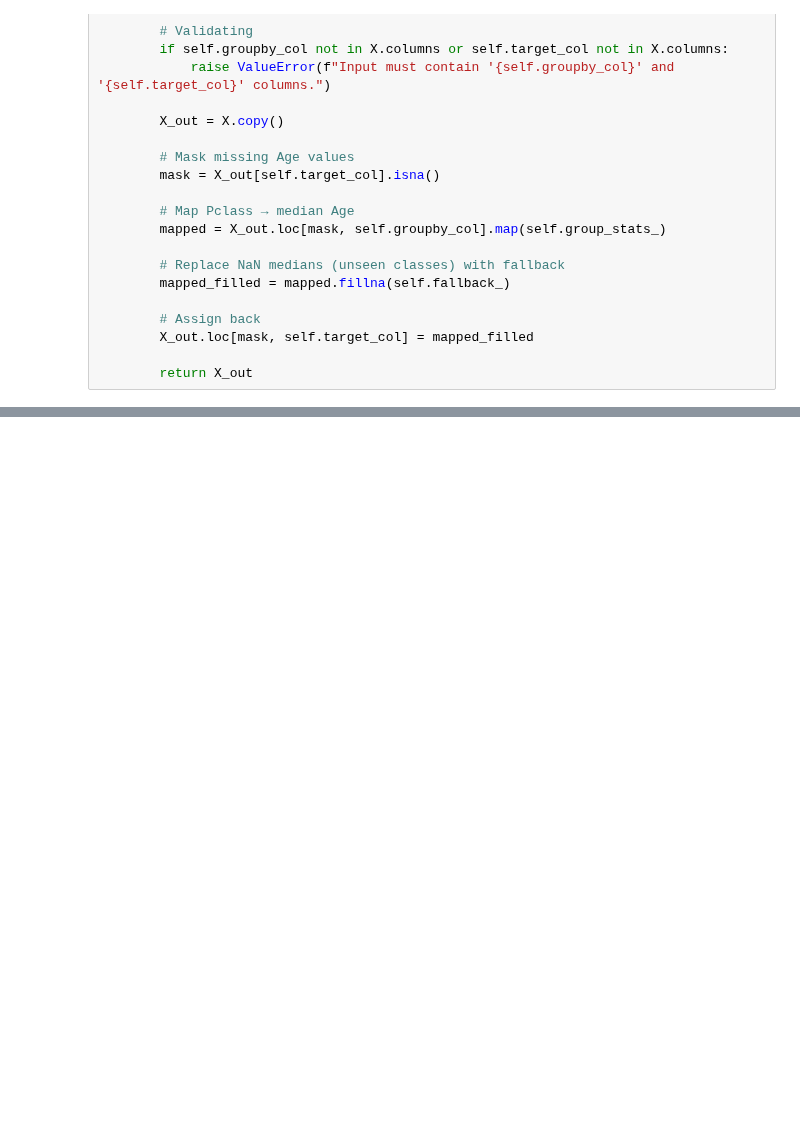
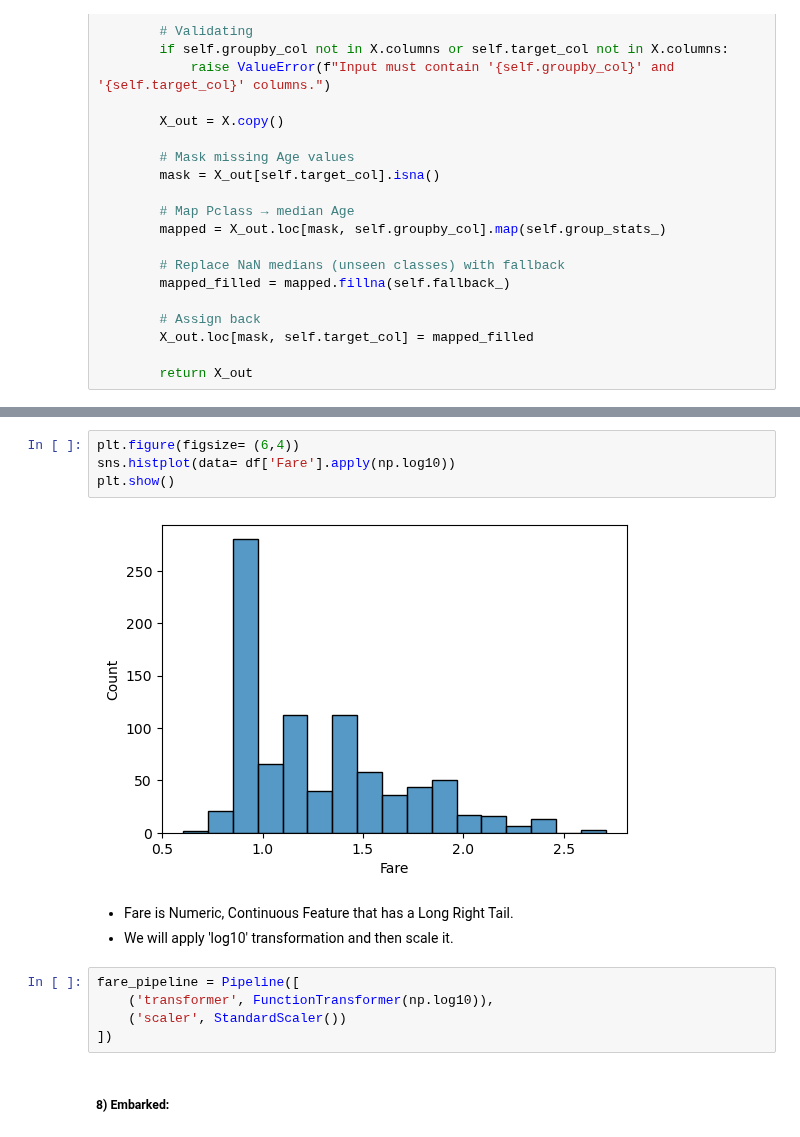
Before and after one commit to Shailya777/Learning-Logs, a Jupyter notebook: Machine_Learning/03_Logisitc_Regression/05_Practice_Project4(Titanic Data).ipynb, the cells around one changed output, grey strips where cells are left out. Drawn from its saved outputs; the diff is of its cells as text; blank space fills up the shorter version.

Commit message:
Done with Feature cleaning and transformations

```diff
--- a/Machine_Learning/03_Logisitc_Regression/05_Practice_Project4(Titanic Data).ipynb
+++ b/Machine_Learning/03_Logisitc_Regression/05_Practice_Project4(Titanic Data).ipynb
@@ -450,0 +580,16 @@ class GroupImputer(BaseEstimator, TransformerMixin):
+# %%
+plt.figure(figsize= (6,4))
+sns.histplot(data= df['Fare'].apply(np.log10))
+plt.show()
+# %% [output]
+[figure, added]
+# %% [markdown]
+- Fare is Numeric, Continuous Feature that has a Long Right Tail.
+- We will apply 'log10' transformation and then scale it.
+# %%
+fare_pipeline = Pipeline([
+    ('transformer', FunctionTransformer(np.log10)),
+    ('scaler', StandardScaler())
+])
+# %% [markdown]
+##### 8) Embarked:
```
Also changed, not shown: parts of 29 cells of this notebook.
